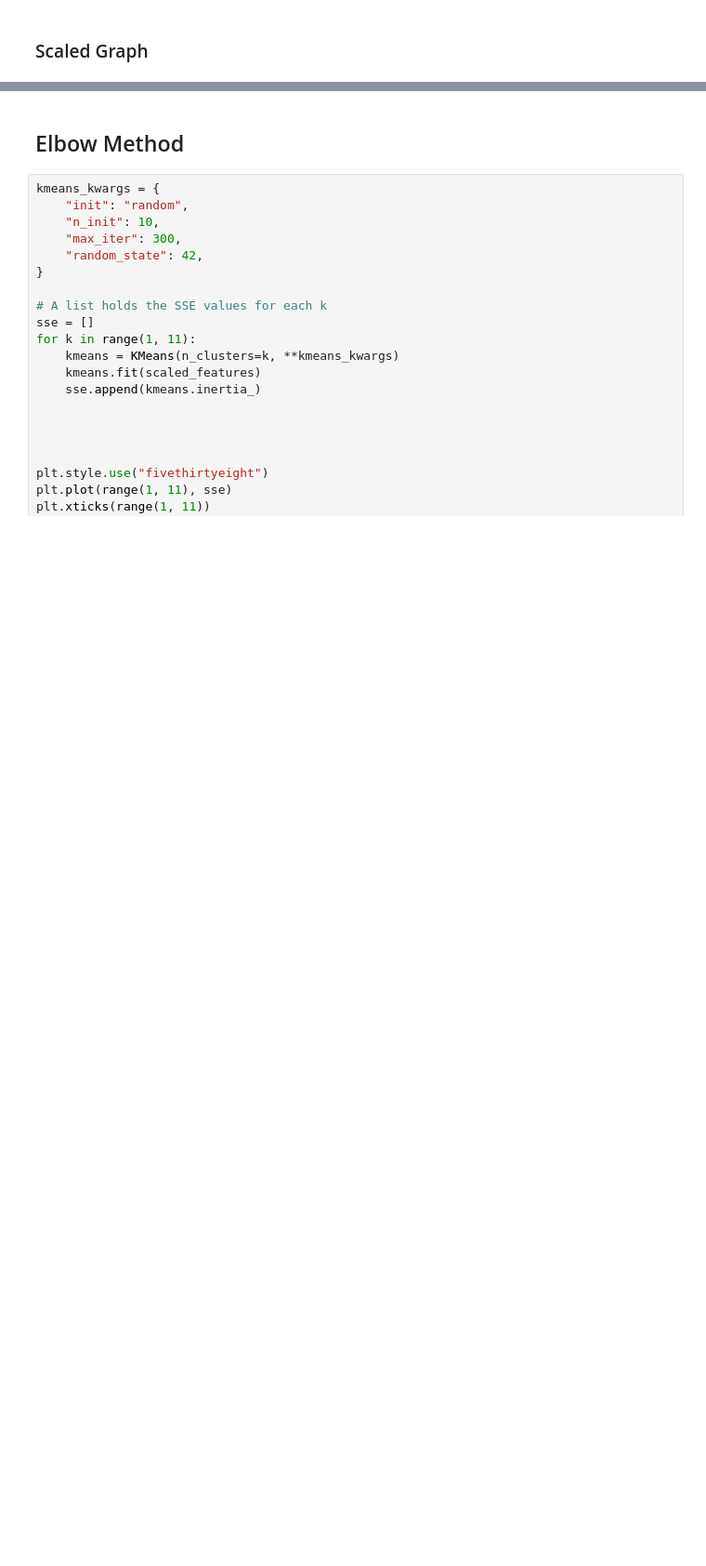
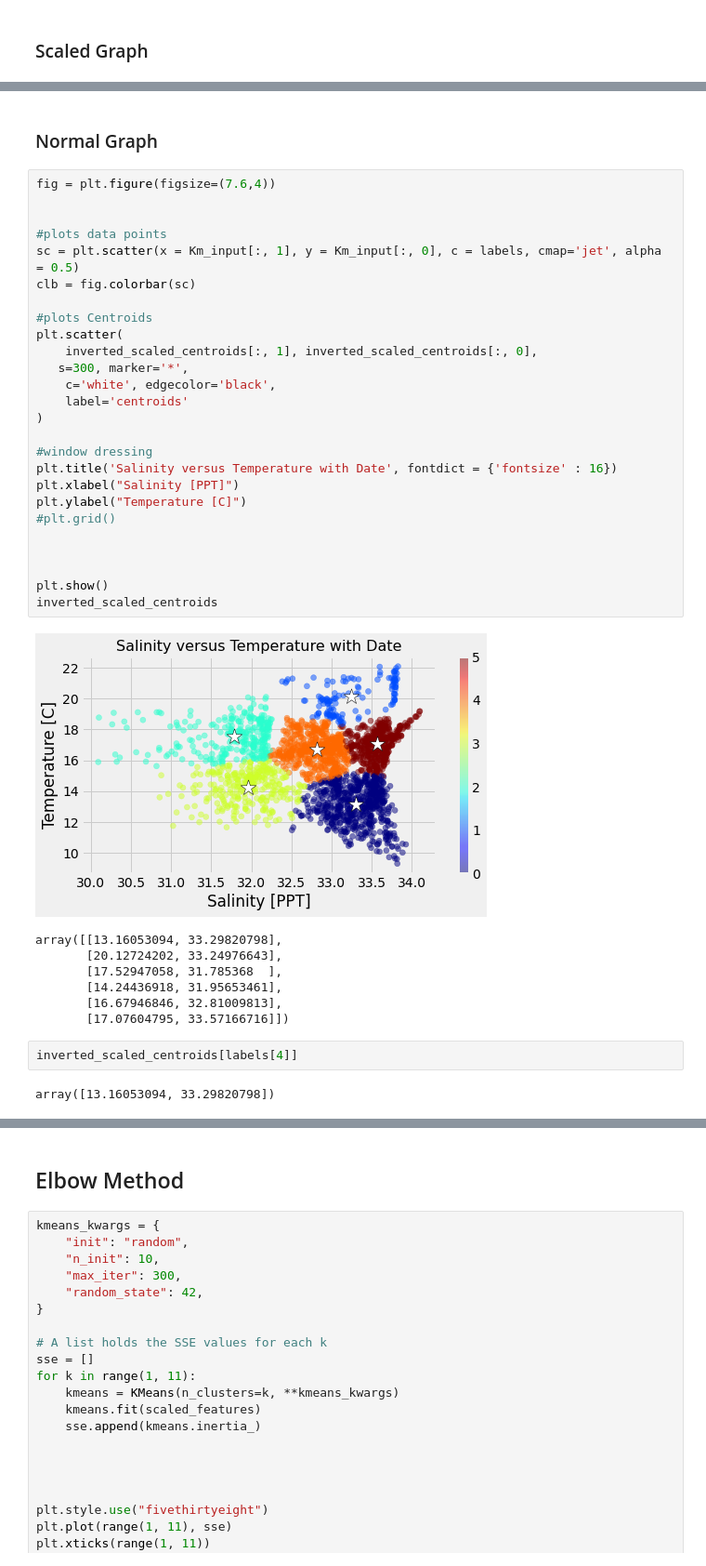
Before and after one commit to marisolgr/2022_SummerInternship_FarallonInstitute, a Jupyter notebook: will/TS _Clustering.ipynb, the cells around one changed output, grey strips where cells are left out. Shown at 93% size. Saved outputs shown, nothing was run; the diff lists cells and outputs as text; blank space fills up the shorter version.

```diff
--- a/will/TS _Clustering.ipynb
+++ b/will/TS _Clustering.ipynb
@@ -260,0 +241,40 @@ plt.show()
+# %% [markdown]
+### Normal Graph
+# %%
+fig = plt.figure(figsize=(7.6,4))
+
+
+#plots data points
+sc = plt.scatter(x = Km_input[:, 1], y = Km_input[:, 0], c = labels, cmap='jet', alpha = 0.5)
+clb = fig.colorbar(sc)
+
+#plots Centroids
+plt.scatter(
+    inverted_scaled_centroids[:, 1], inverted_scaled_centroids[:, 0],
+   s=300, marker='*',
+    c='white', edgecolor='black',
+    label='centroids'
+)
+
+#window dressing
+plt.title('Salinity versus Temperature with Date', fontdict = {'fontsize' : 16})
+plt.xlabel("Salinity [PPT]")
+plt.ylabel("Temperature [C]")
+#plt.grid()
+
+
+
+plt.show()
+inverted_scaled_centroids
+# %% [output]
+[figure, new version]
+array([[13.16053094, 33.29820798],
+       [20.12724202, 33.24976643],
+       [17.52947058, 31.785368  ],
+       [14.24436918, 31.95653461],
+       [16.67946846, 32.81009813],
+       [17.07604795, 33.57166716]])
+# %%
+inverted_scaled_centroids[labels[4]]
+# %% [output]
+array([13.16053094, 33.29820798])
```
Also changed, not shown: parts of 11 cells of this notebook.
